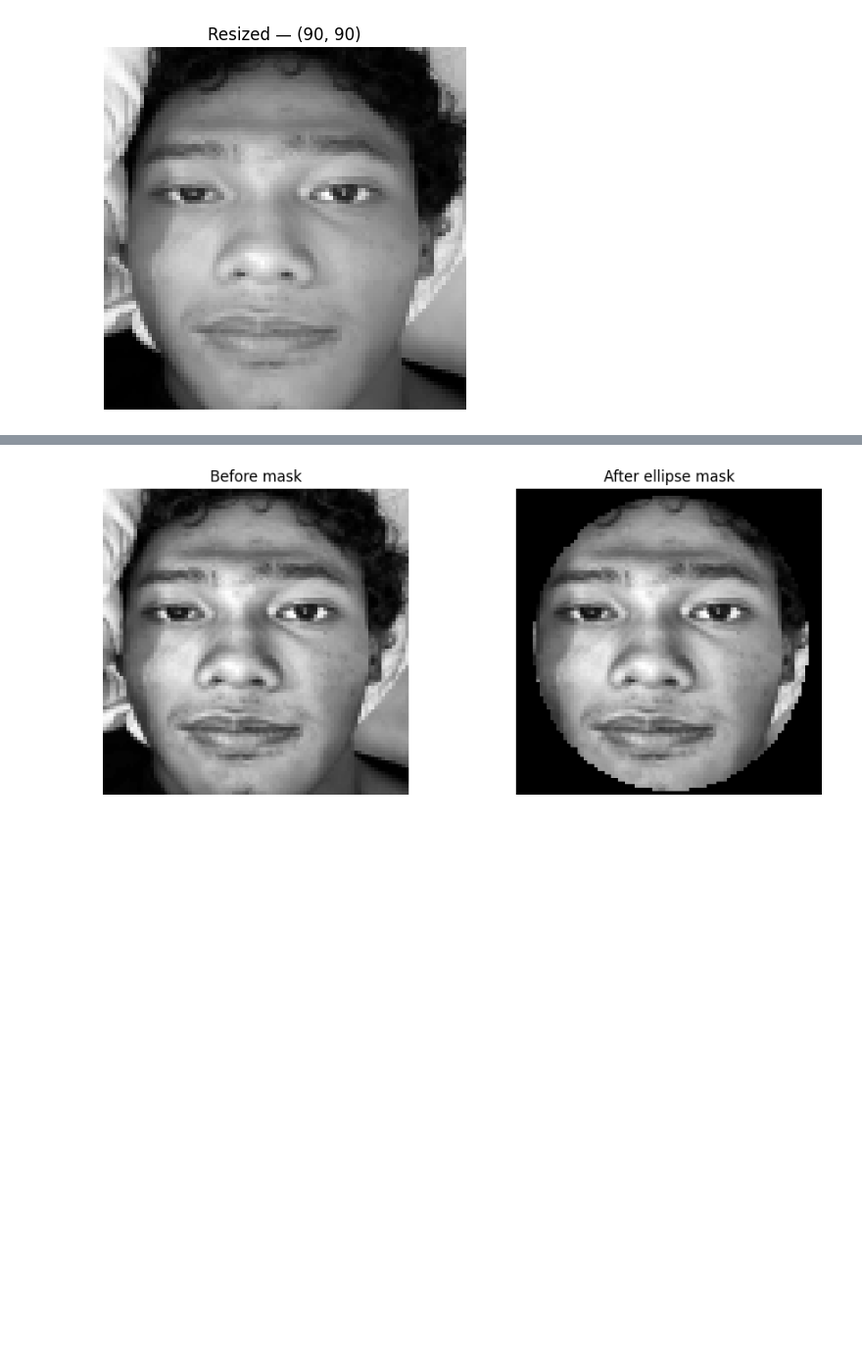
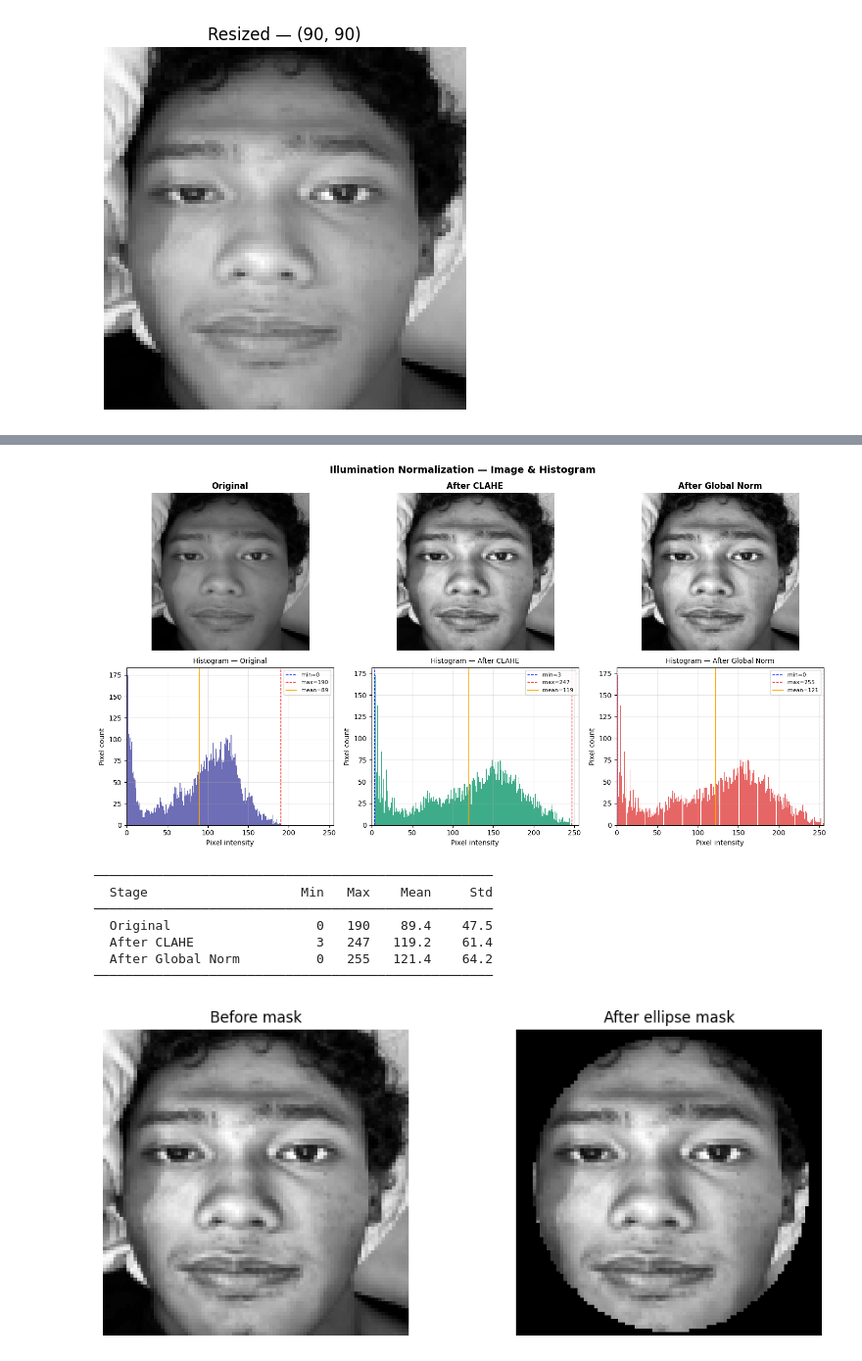
Before and after one commit to fazfa28/IE4228-Assignment, a Jupyter notebook: FINAL_Assignment 1/fisherface.ipynb, the cells around one changed output, grey strips where cells are left out. Shown at 98% size. Saved outputs shown, nothing was run; the diff lists cells and outputs as text; code cells hidden in the pictures; blank space fills up the shorter version.

```diff
--- a/FINAL_Assignment 1/fisherface.ipynb
+++ b/FINAL_Assignment 1/fisherface.ipynb
@@ -579,3 +718,64 @@ plt.show()
+# %%
+import matplotlib.pyplot as plt
+import numpy as np
+
+# ── Run each stage separately ─────────────────────────────────────
+clahe     = cv2.createCLAHE(clipLimit=2.0, tileGridSize=(8, 8))
+after_clahe   = clahe.apply(resized)
+after_global  = cv2.normalize(after_clahe, None, 0, 255, cv2.NORM_MINMAX)
+
+stages = [
+    ("Original",          resized,      "#5555AA"),
+    ("After CLAHE",       after_clahe,  "#1D9E75"),
+    ("After Global Norm", after_global, "#E24B4A"),
+]
+
+fig, axes = plt.subplots(2, 3, figsize=(15, 8))
+fig.suptitle("Illumination Normalization — Image & Histogram", fontsize=14, fontweight="bold")
+
+for col, (title, img, color) in enumerate(stages):
+    # ── Top row: face image ───────────────────────────────────────
+    axes[0, col].imshow(img, cmap="gray", vmin=0, vmax=255)
+    axes[0, col].set_title(title, fontsize=12, fontweight="bold")
+    axes[0, col].axis("off")
+
+    # ── Bottom row: histogram ─────────────────────────────────────
+    axes[1, col].hist(
+        img.ravel(), bins=256, range=(0, 255),
+        color=color, alpha=0.85, edgecolor="none"
+    )
+    axes[1, col].set_xlim(0, 255)
+    axes[1, col].set_xlabel("Pixel intensity", fontsize=10)
+    axes[1, col].set_ylabel("Pixel count",     fontsize=10)
+    axes[1, col].set_title(f"Histogram — {title}", fontsize=10)
+    axes[1, col].grid(True, alpha=0.3)
+
+    # Annotate min / max / mean
+    axes[1, col].axvline(img.min(),  color="blue",   linestyle="--", linewidth=1, label=f"min={img.min()}")
+    axes[1, col].axvline(img.max(),  color="red",    linestyle="--", linewidth=1, label=f"max={img.max()}")
+    axes[1, col].axvline(img.mean(), color="orange", linestyle="-",  linewidth=1, label=f"mean={img.mean():.0f}")
+    axes[1, col].legend(fontsize=8)
+
+plt.tight_layout()
+plt.savefig("normalization_histogram.png", dpi=150, bbox_inches="tight")
+plt.show()
+
+# ── Print stats table ─────────────────────────────────────────────
+print(f"\n{'─'*52}")
+print(f"  {'Stage':<22} {'Min':>5} {'Max':>5} {'Mean':>7} {'Std':>7}")
+print(f"{'─'*52}")
+for title, img, _ in stages:
+    print(f"  {title:<22} {img.min():>5} {img.max():>5} {img.mean():>7.1f} {img.std():>7.1f}")
+print(f"{'─'*52}")
+# %% [output]
+[figure, added]
+────────────────────────────────────────────────────
+  Stage                    Min   Max    Mean     Std
+────────────────────────────────────────────────────
+  Original                   0   190    89.4    47.5
+  After CLAHE                3   247   119.2    61.4
+  After Global Norm          0   255   121.4    64.2
+────────────────────────────────────────────────────
 # %%
 masked = apply_ellipse_mask(normed)
 
```
Also changed, not shown: parts of 6 cells of this notebook, 6 other files.
